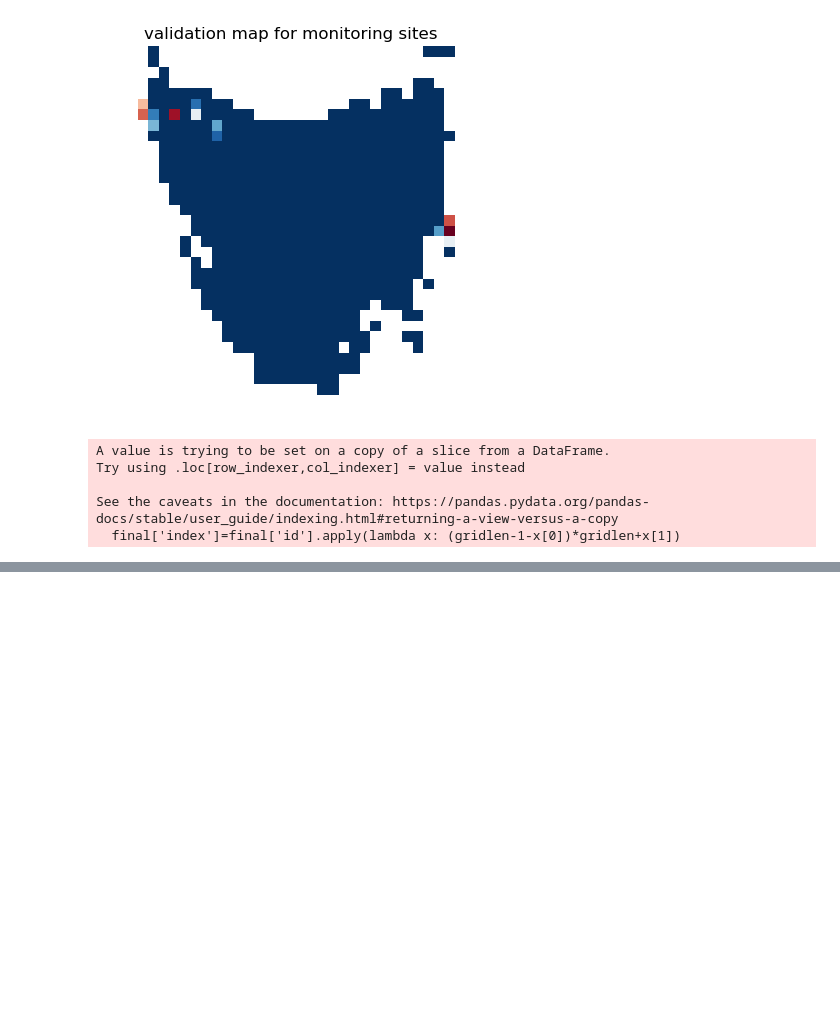
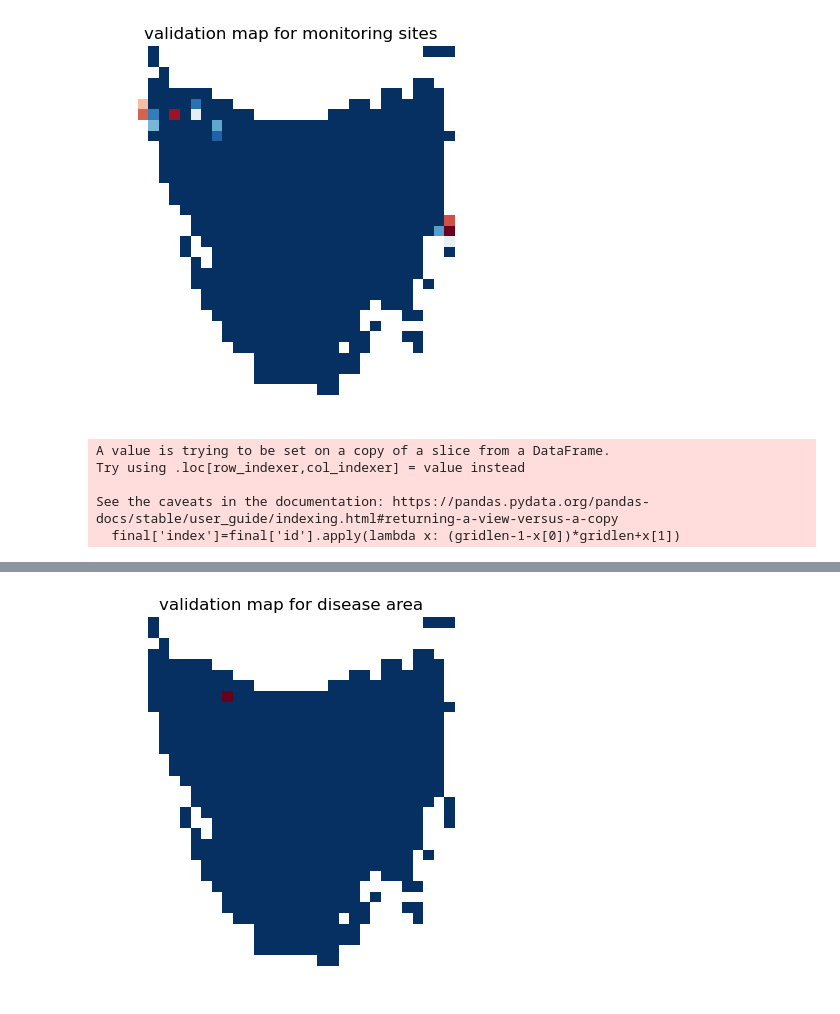
Before and after one commit to je-suis-tm/Devil-Project, a Jupyter notebook: Chapter1/Tasmania/jolly seber tasmania.ipynb, the cells around one changed output, grey strips where cells are left out. Saved outputs shown, nothing was run; the diff lists cells and outputs as text; code cells hidden in the pictures; blank space fills up the shorter version.

```diff
--- a/Chapter1/Tasmania/jolly seber tasmania.ipynb
+++ b/Chapter1/Tasmania/jolly seber tasmania.ipynb
@@ -242,0 +358,20 @@ final[['index', 'year', 'population']].to_csv('C:/Users/tm/Downloads/utas/thesis
+# %%
+#generate raster
+hs=np.zeros((gridlen,gridlen))
+
+for i in bioreg.index:
+    hs[bioreg.at[i,'id']]=1
+hs[disease_ratio['id'][disease_ratio['index']==256].iloc[0]]=2
+hs=np.flip(hs,axis=0)
+
+hs[hs==0]=np.nan
+
+#viz
+import matplotlib.pyplot as plt
+plt.imshow(hs,cmap='RdBu_r',vmin=hs[~np.isnan(hs)].min(),
+           vmax=hs[~np.isnan(hs)].max())
+plt.title('validation map for disease area')
+plt.axis('off')
+plt.show()
+# %% [output]
+[figure, added]
```
Also changed, not shown: parts of 10 cells of this notebook, 2 other files.
